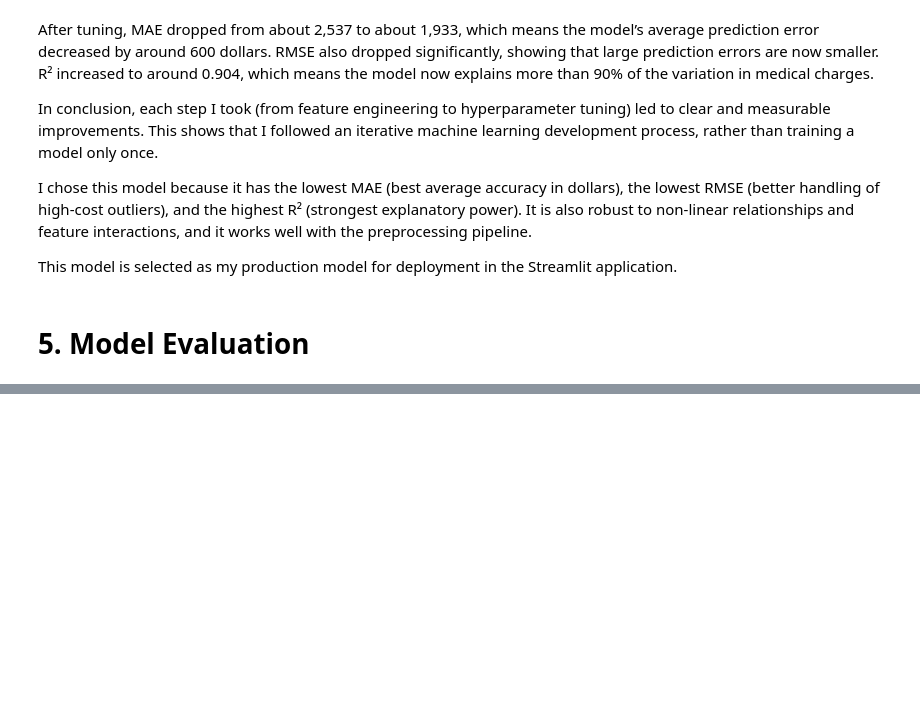
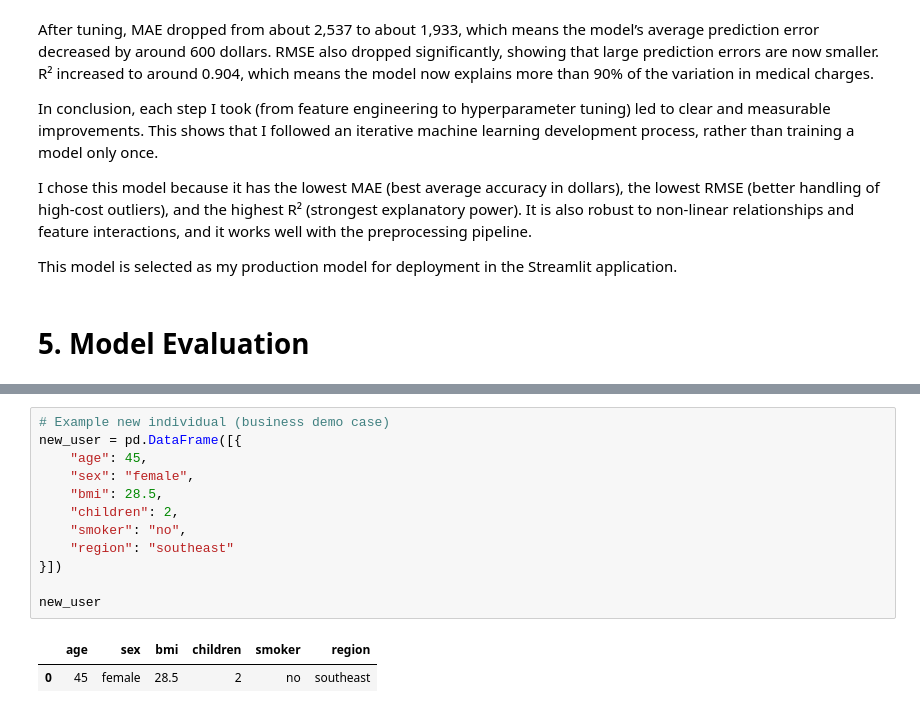
Before and after one commit to shazz-a/mldp-medical-charges, a Jupyter notebook: mldp_submission.ipynb, the cells around one changed output, grey strips where cells are left out. Saved outputs shown, nothing was run; the diff lists cells and outputs as text; blank space fills up the shorter version.

```diff
--- a/mldp_submission.ipynb
+++ b/mldp_submission.ipynb
@@ -674,0 +700,15 @@ This model is selected as my production model for deployment in the Streamlit ap
+# %%
+# Example new individual (business demo case)
+new_user = pd.DataFrame([{
+    "age": 45,
+    "sex": "female",
+    "bmi": 28.5,
+    "children": 2,
+    "smoker": "no",
+    "region": "southeast"
+}])
+
+new_user
+# %% [output]
+|  | age | sex | bmi | children | smoker | region |
+| 0 | 45 | female | 28.5 | 2 | no | southeast |
```
Also changed, not shown: parts of 10 cells of this notebook, 1 other file.
